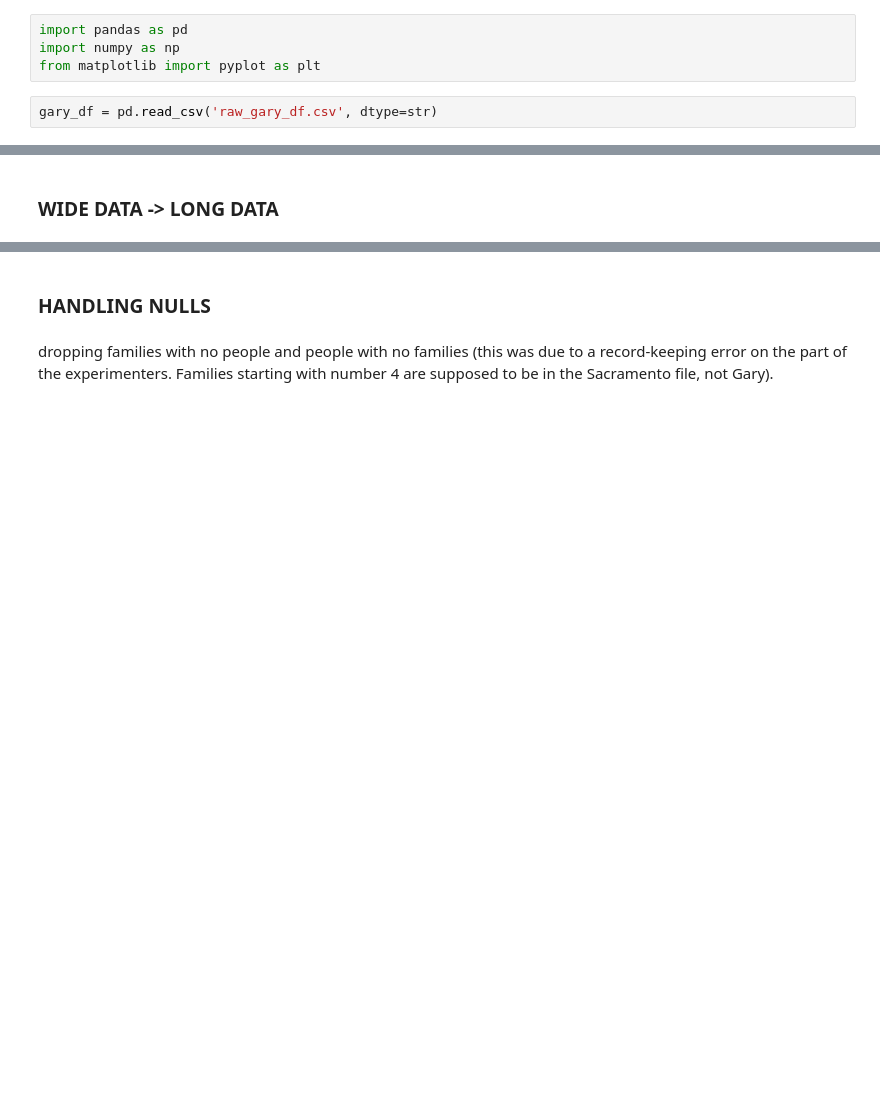
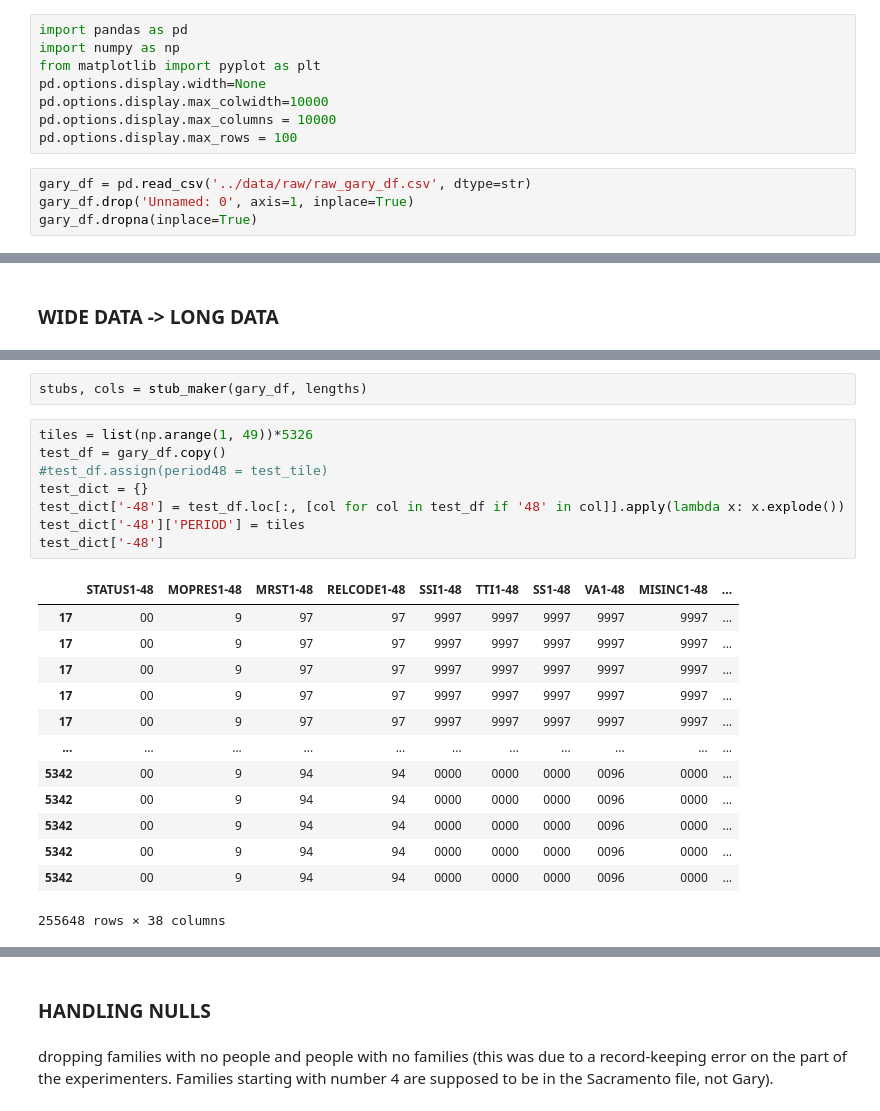
Before and after one commit to luke-swans0n/NIT, a Jupyter notebook: notebooks/NIT_CAPSTONE.ipynb, the cells around one changed output, grey strips where cells are left out. Drawn from its saved outputs; the diff is of its cells as text; blank space fills up the shorter version.

Commit message:
data reshaping
Splitting functions into modules, exploding 1-48, 0-42, 1-9, 1-16, 69-73 columns, general reorganization/tidying-up of data.

```diff
--- a/notebooks/NIT_CAPSTONE.ipynb
+++ b/notebooks/NIT_CAPSTONE.ipynb
@@ -6,5 +6,11 @@
 import pandas as pd
 import numpy as np
 from matplotlib import pyplot as plt
+pd.options.display.width=None
+pd.options.display.max_colwidth=10000
+pd.options.display.max_columns = 10000
+pd.options.display.max_rows = 100
 # %%
-gary_df = pd.read_csv('raw_gary_df.csv', dtype=str)
+gary_df = pd.read_csv('../data/raw/raw_gary_df.csv', dtype=str)
+gary_df.drop('Unnamed: 0', axis=1, inplace=True)
+gary_df.dropna(inplace=True)
@@ -16,0 +40,24 @@ gary_df.dropna(inplace=True)
+# %%
+stubs, cols = stub_maker(gary_df, lengths)
+# %%
+tiles = list(np.arange(1, 49))*5326
+test_df = gary_df.copy()
+#test_df.assign(period48 = test_tile)
+test_dict = {}
+test_dict['-48'] = test_df.loc[:, [col for col in test_df if '48' in col]].apply(lambda x: x.explode())
+test_dict['-48']['PERIOD'] = tiles
+test_dict['-48']
+# %% [output]
+|  | STATUS1-48 | MOPRES1-48 | MRST1-48 | RELCODE1-48 | SSI1-48 | TTI1-48 | SS1-48 | VA1-48 | MISINC1-48 | ... |
+| 17 | 00 | 9 | 97 | 97 | 9997 | 9997 | 9997 | 9997 | 9997 | ... |
+| 17 | 00 | 9 | 97 | 97 | 9997 | 9997 | 9997 | 9997 | 9997 | ... |
+| 17 | 00 | 9 | 97 | 97 | 9997 | 9997 | 9997 | 9997 | 9997 | ... |
+| 17 | 00 | 9 | 97 | 97 | 9997 | 9997 | 9997 | 9997 | 9997 | ... |
+| 17 | 00 | 9 | 97 | 97 | 9997 | 9997 | 9997 | 9997 | 9997 | ... |
+| ... | ... | ... | ... | ... | ... | ... | ... | ... | ... | ... |
+| 5342 | 00 | 9 | 94 | 94 | 0000 | 0000 | 0000 | 0096 | 0000 | ... |
+| 5342 | 00 | 9 | 94 | 94 | 0000 | 0000 | 0000 | 0096 | 0000 | ... |
+| 5342 | 00 | 9 | 94 | 94 | 0000 | 0000 | 0000 | 0096 | 0000 | ... |
+| 5342 | 00 | 9 | 94 | 94 | 0000 | 0000 | 0000 | 0096 | 0000 | ... |
+| 5342 | 00 | 9 | 94 | 94 | 0000 | 0000 | 0000 | 0096 | 0000 | ... |
+255648 rows × 38 columns
```
Also changed, not shown: parts of 50 cells of this notebook, 11 other files.
